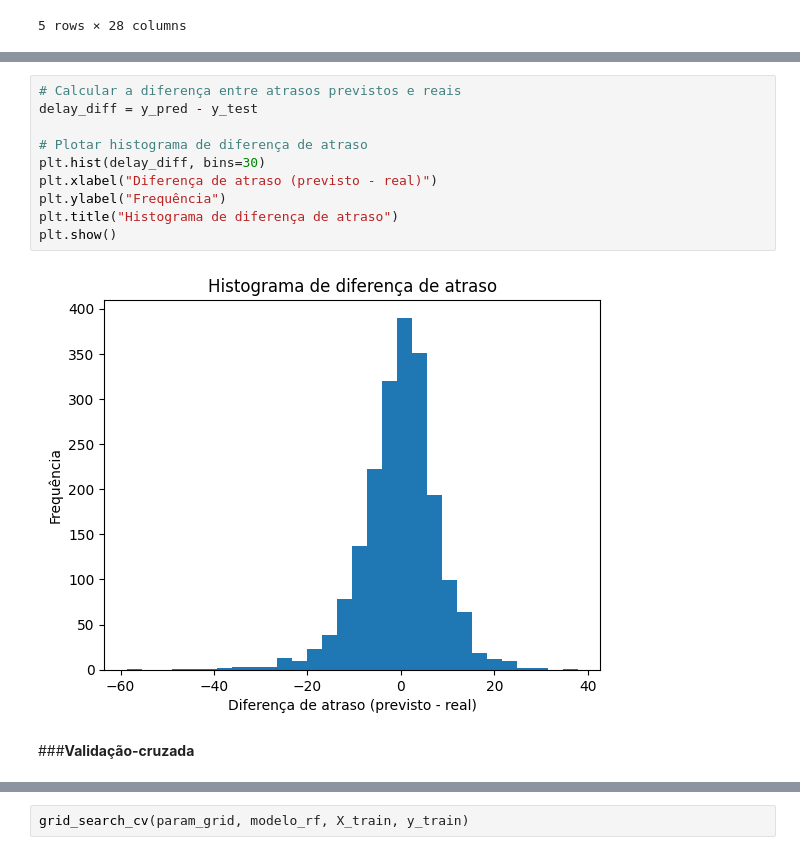
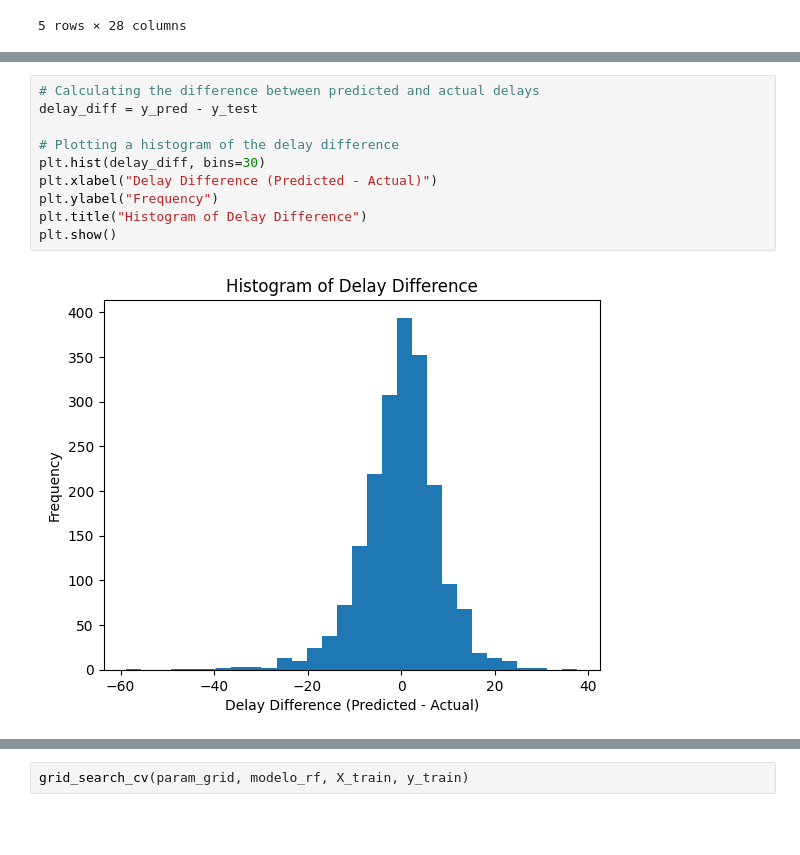
Before and after one commit to IgorNascAlves/data_flight_delays, a Jupyter notebook: notebooks/ML_delay_prediction_flights7.ipynb, the cells around one changed output, grey strips where cells are left out. Saved outputs shown, nothing was run; the diff lists cells and outputs as text; blank space fills up the shorter version.

```diff
--- a/notebooks/ML_delay_prediction_flights7.ipynb
+++ b/notebooks/ML_delay_prediction_flights7.ipynb
@@ -247,14 +251,12 @@ R-squared: 0.8693386014068234
-# %%
-# Calcular a diferença entre atrasos previstos e reais
-delay_diff = y_pred - y_test
-
-# Plotar histograma de diferença de atraso
-plt.hist(delay_diff, bins=30)
-plt.xlabel("Diferença de atraso (previsto - real)")
-plt.ylabel("Frequência")
-plt.title("Histograma de diferença de atraso")
-plt.show()
-# %% [output]
-[figure, removed]
-# %% [markdown]
-###**Validação-cruzada**
+# %%
+# Calculating the difference between predicted and actual delays
+delay_diff = y_pred - y_test
+
+# Plotting a histogram of the delay difference
+plt.hist(delay_diff, bins=30)
+plt.xlabel("Delay Difference (Predicted - Actual)")
+plt.ylabel("Frequency")
+plt.title("Histogram of Delay Difference")
+plt.show()
+# %% [output]
+[figure, added]
```
Also changed, not shown: parts of 36 cells of this notebook.
